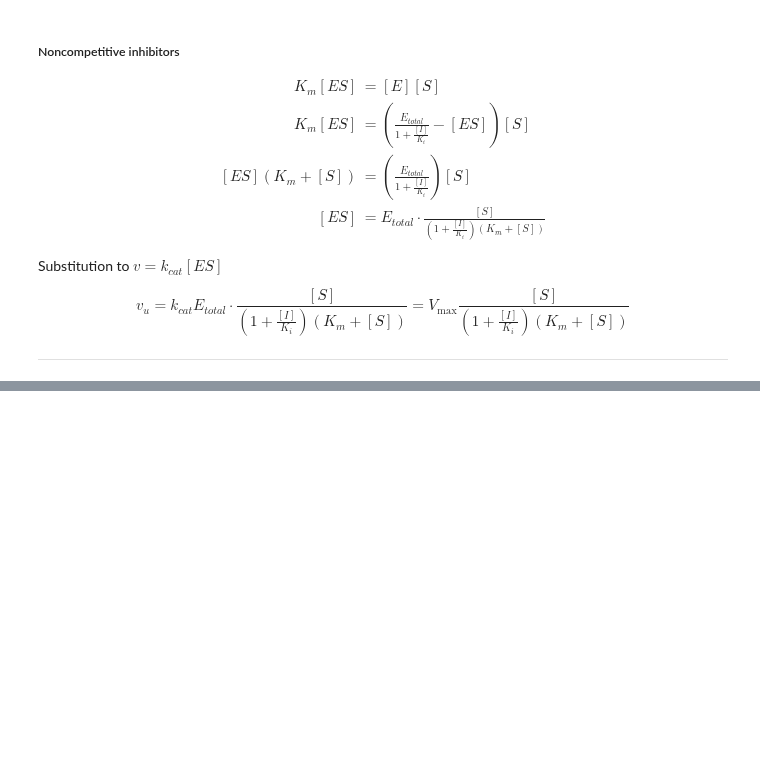
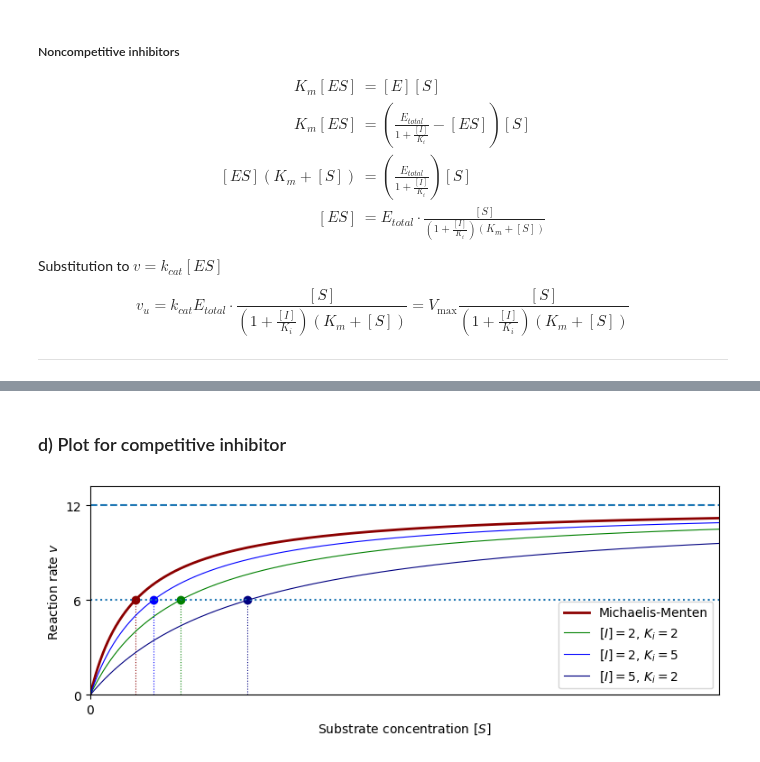
Before and after one commit to jonas4climate/metabolic-cellular-modelling, a Jupyter notebook: assignment1.ipynb, the cells around one changed output, grey strips where cells are left out. Drawn from its saved outputs; the diff is of its cells as text; code cells hidden in the pictures; blank space fills up the shorter version.

```diff
--- a/assignment1.ipynb
+++ b/assignment1.ipynb
@@ -334,0 +355,2 @@ $$ v_u = k_{cat} E_{total} \cdot \frac{[S]}{(1 + \frac{[I]}{K_i})(K_m + [S])} =
+# %% [markdown]
+### d) Plot for competitive inhibitor
@@ -334,0 +367,63 @@ $$ v_u = k_{cat} E_{total} \cdot \frac{[S]}{(1 + \frac{[I]}{K_i})(K_m + [S])} =
+# %%
+def competitive_inhibitor_rate(s, vmax, km, i, ki):
+    """Computes v_c reaction rate for the model with competitive inhibitor.
+
+    Args:
+        s (np.ndarray): list of substrate concentration values
+        vmax (float): maximum reaction rate
+        km (float): Michaelis constant
+        i (float): inhibitor concentration
+        ki (float): inhibition constant
+    """
+    return vmax * (s / ((1 + (i / ki)) * km + s))
+# %%
+km = 1
+vmax = 12
+srange = np.linspace(0, 14, 1000)
+
+iss = [2, 2, 5]
+kis = [2, 5, 2]
+plot_colours = ["darkred", "blue", "darkgreen"]
+# %%
+fig, ax = plt.subplots(1, 1, figsize=(9, 3))
+# Plot setup
+ax.set_xticks([0])
+ax.set_yticks([0, 0.5*vmax, vmax])
+ax.set_xlim((srange[0], srange[-1]))
+ax.set_ylim((0, vmax * 1.1))
+
+ax.set_xlabel("Substrate concentration " + r"$[S]$")
+ax.set_ylabel("Reaction rate " + r"$v$")
+
+# Horizontal lines for Vmax and 50%*Vmax
+ax.hlines(vmax, srange[0], srange[-1], linestyles="dashed")
+ax.hlines(0.5 * vmax, srange[0], srange[-1], linestyles="dotted")
+
+# Basic Michaelis-Menten
+vs = michaelis_menten(srange, vmax, km)
+ax.plot(srange, vs, label=r"Michaelis-Menten", color="darkred", lw=2.0)
+ax.vlines(km, 0, 0.5*vmax, linestyles="dotted", color="darkred", lw=0.8)
+ax.scatter(km, 0.5*vmax, color="darkred")
+
+# I = 2, Ki = 2
+vs = competitive_inhibitor_rate(srange, vmax, km, iss[0], kis[0])
+ax.plot(srange, vs, label=r"$[I]=$" + f"{iss[0]}, " + r"$K_i=$" + f"{kis[0]}", color="green", lw=0.8)
+ax.vlines((1 + iss[0]/kis[0])*km, 0, 0.5*vmax, linestyles="dotted", color="green", lw=0.8)
+ax.scatter((1 + iss[0]/kis[0])*km, 0.5*vmax, color="green")
+
+# I = 2, Ki = 5
+vs = competitive_inhibitor_rate(srange, vmax, km, iss[1], kis[1])
+ax.plot(srange, vs, label=r"$[I]=$" + f"{iss[1]}, " + r"$K_i=$" + f"{kis[1]}", color="blue", lw=0.8)
+ax.vlines((1 + iss[1]/kis[1])*km, 0, 0.5*vmax, linestyles="dotted", color="blue", lw=0.8)
+ax.scatter((1 + iss[1]/kis[1])*km, 0.5*vmax, color="blue")
+
+# I = 5, Ki = 2
+vs = competitive_inhibitor_rate(srange, vmax, km, iss[2], kis[2])
+ax.plot(srange, vs, label=r"$[I]=$" + f"{iss[2]}, " + r"$K_i=$" + f"{kis[2]}", color="navy", lw=0.8)
+ax.vlines((1 + iss[2]/kis[2])*km, 0, 0.5*vmax, linestyles="dotted", color="navy", lw=0.8)
+ax.scatter((1 + iss[2]/kis[2])*km, 0.5*vmax, color="navy")
+
+ax.legend(loc="lower right")
+plt.show()
+# %% [output]
+[figure, added]
```
Also changed, not shown: parts of 8 cells of this notebook.
